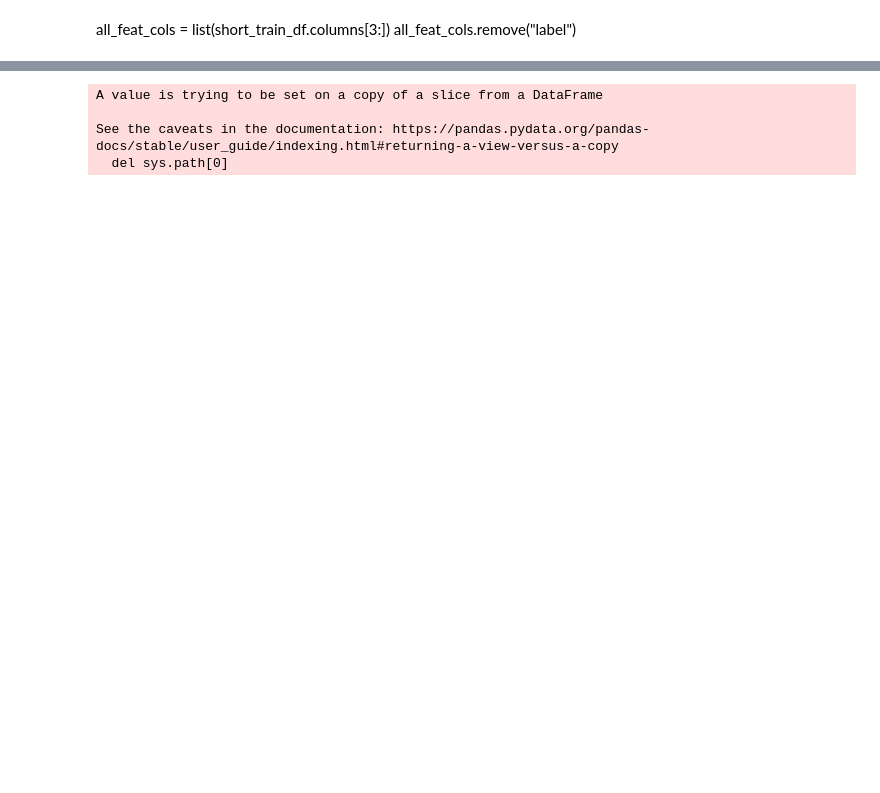
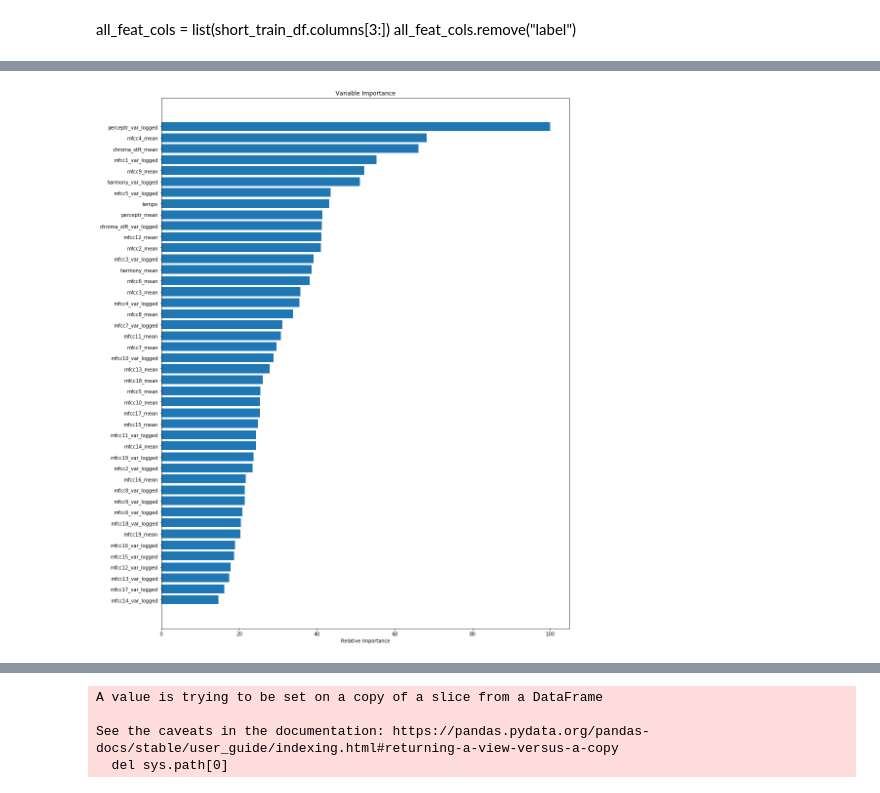
Before and after one commit to 0-b1t/genre_classification, a Jupyter notebook: models/stratification.ipynb, the cells around one changed output, grey strips where cells are left out. Drawn from its saved outputs; the diff is of its cells as text; code cells hidden in the pictures; blank space fills up the shorter version.

```diff
--- a/models/stratification.ipynb
+++ b/models/stratification.ipynb
@@ -133,7 +132,7 @@ short_test_df
 2000 rows × 60 columns
 [interactive output not drawn]
 # %%
-m_start = 18  # highest mfcc to use. higher than this is too high in the frequency spectrum to really matter
+m_start = 20  # highest mfcc to use. higher than this is too high in the frequency spectrum to really matter
 mel_freq_drops = [f"mfcc{x}_mean" for x in range(m_start, 21)] + [
     f"mfcc{x}_var_logged" for x in range(m_start, 21)
 ]
@@ -145,25 +144,25 @@ drop_cols = [
     "length",
     "filename",
     "label",
-    #     "zero_crossing_rate_mean",  # and this
-    #     "zero_crossing_rate_var_logged",  # so does this
-    "rolloff_mean",  # and this
-    #     "harmony_var_logged",  # and this
+    "zero_crossing_rate_mean",
+    "zero_crossing_rate_var_logged",
+    "rolloff_mean",
+    #     "harmony_var_logged",
     "rolloff_var_logged",
     "spectral_centroid_var_logged",
-    #     "spectral_bandwidth_var_logged",
+    "spectral_bandwidth_var_logged",
     "spectral_centroid_mean",
     "spectral_bandwidth_mean",
     "rms_mean",
     "rms_var_logged",
-    #     "mfcc1_mean",
-    #     "mfcc2_mean",
-    "perceptr_var_logged",
     #     "chroma_stft_mean",
     #     "chroma_stft_var_logged",
-    #     "harmony_mean",  # This causes high training guessing
-    #     "perceptr_mean",  # this one
+    #     "harmony_mean",
+    #     "perceptr_mean",
+    #     "perceptr_var_logged",
     #     "tempo",
+    "mfcc1_mean",
+    #         "mfcc2_mean",
 ]
 drop_cols = drop_cols + mel_freq_drops
 print_vif(logged_var_short_df.drop(drop_cols, 1,))
@@ -214,7 +213,7 @@ preprocessing = ColumnTransformer(
 pipeline = Pipeline(
     [
         ("preprocessing", preprocessing),
-        #         ("pca", PCA(n_components=6)),
+        #         ("pca", PCA(n_components=8)),
         # Choose your model and put it here
         ("svc", SVC()),
     ]
@@ -223,10 +222,10 @@ pipeline = Pipeline(
 
 params = {
     # Use model__ with hyperprammeter names after
-    "svc__C": [1, 10, 100],
-    "svc__kernel": ["linear"],
+    "svc__C": [1, 10],
+    "svc__kernel": ["linear", "rbf", "poly"],
     "svc__decision_function_shape": ["ovo", "ovr"],
-    #     "svc__degree": [2, 3, 5],
+    "svc__degree": [2, 3, 5],
 }
 
 
@@ -363,0 +400,17 @@ plt.show()
+# %%
+feature_importance = pipeline_cv.best_estimator_.named_steps["xgb"].feature_importances_
+
+# Make importances relative to max importance.
+feature_importance = 100.0 * (feature_importance / feature_importance.max())
+sorted_idx = np.argsort(feature_importance)
+pos = np.arange(sorted_idx.shape[0]) + 0.5
+
+
+plt.figure(figsize=(15, 20))
+plt.barh(pos, feature_importance[sorted_idx], align="center")
+plt.yticks(pos, X_train.columns[sorted_idx])
+plt.xlabel("Relative Importance")
+plt.title("Variable Importance")
+plt.show()
+# %% [output]
+[figure, added]
```
Also changed, not shown: parts of 19 cells of this notebook, 2 other files.
